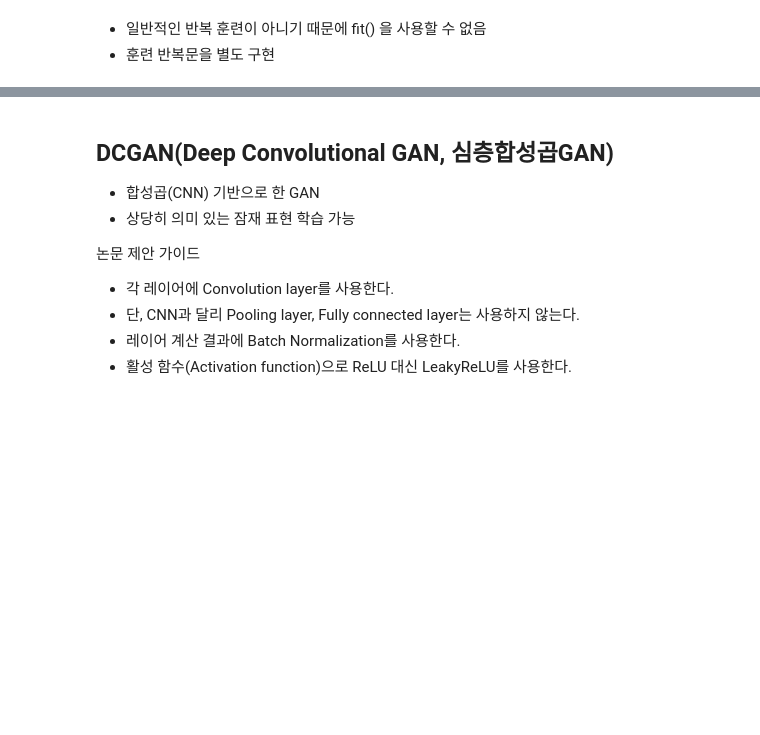
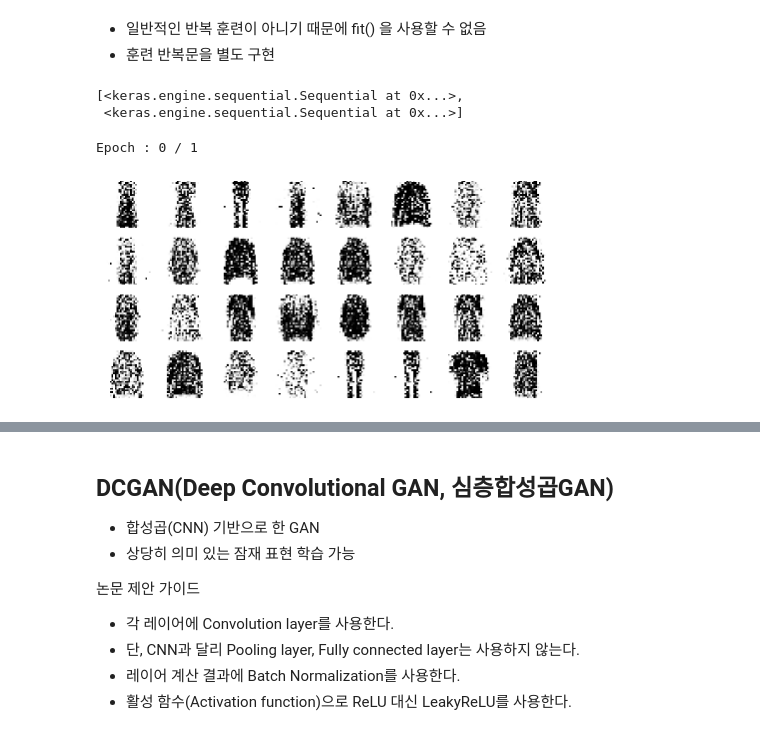
Before and after one commit to soohyoen/artificial-intelligence, a Jupyter notebook: ml_20_GAN1_ipynb의_사본.ipynb, the cells around one changed output, grey strips where cells are left out. Drawn from its saved outputs; the diff is of its cells as text; code cells hidden in the pictures; blank space fills up the shorter version.

```diff
--- a/ml_20_GAN1_ipynb의_사본.ipynb
+++ b/ml_20_GAN1_ipynb의_사본.ipynb
@@ -411,3 +453,8 @@ def plot_multiple_images(images, n_cols=None):
+# %%
+# 학습 설정
+discriminator.compile(loss='binary_crossentropy', optimizer='rmsprop')
+discriminator.trainable = False
+gan.compile(loss='binary_crossentropy', optimizer='rmsprop')
 # %% [markdown]
 * 일반적인 반복 훈련이 아니기 때문에 fit() 을 사용할 수 없음
 * 훈련 반복문을 별도 구현
@@ -416,4 +461,39 @@ def plot_multiple_images(images, n_cols=None):
+# %%
+# 이미지를 순회하는 dataset 준비
+batch_size = 32
+dataset = tf.data.Dataset.from_tensor_slices(X_train).shuffle(1000)
+dataset = dataset.batch(batch_size,drop_remainder=True).prefetch(1)
+# %%
+gan.layers
+# %% [output]
+[<keras.engine.sequential.Sequential at 0x...>,
+ <keras.engine.sequential.Sequential at 0x...>]
+# %%
+# 훈련 설정
+def train_gan(gan, dataset, batch_size, codings_size, n_epochs=50):
+  generator, discriminator = gan.layers
+  for epoch in range(n_epochs):
+    print(f'Epoch : {epoch} / {n_epochs}')
+    for X_batch in dataset:
+      # 1. 판별자 훈련
+      nosie = tf.random.normal(shape=[batch_size, codings_size])
+      gen_imgs = generator(nosie)
+      X_fake_real = tf.concat([gen_imgs, X_batch], axis=0)
+      Y_fake_real = tf.constant([[0.]] * batch_size + [[1.]] *batch_size)
+      discriminator.trainable = True
+      discriminator.train_on_batch(X_fake_real, Y_fake_real)
+
+      # 2. 생성자 훈련
+      nosie = tf.random.normal(shape=[batch_size, codings_size])
+      y_fake = tf.constant([[1.]] *batch_size)
+      gan.train_on_batch(nosie,y_fake)
+
+
+    plot_multiple_images(gen_imgs,8)
+    plt.show()
 # %%
-# 훈련 설정
-def train_gan(gan, dataset, batch_size, codings_size, n_epochs=50):
-  pass                                                  # not shown
+# 모델 훈련
+train_gan(gan,dataset, batch_size,codings_size, n_epochs=1)
+# %% [output]
+Epoch : 0 / 1
+[figure, added]
```
Also changed, not shown: parts of 19 cells of this notebook.
